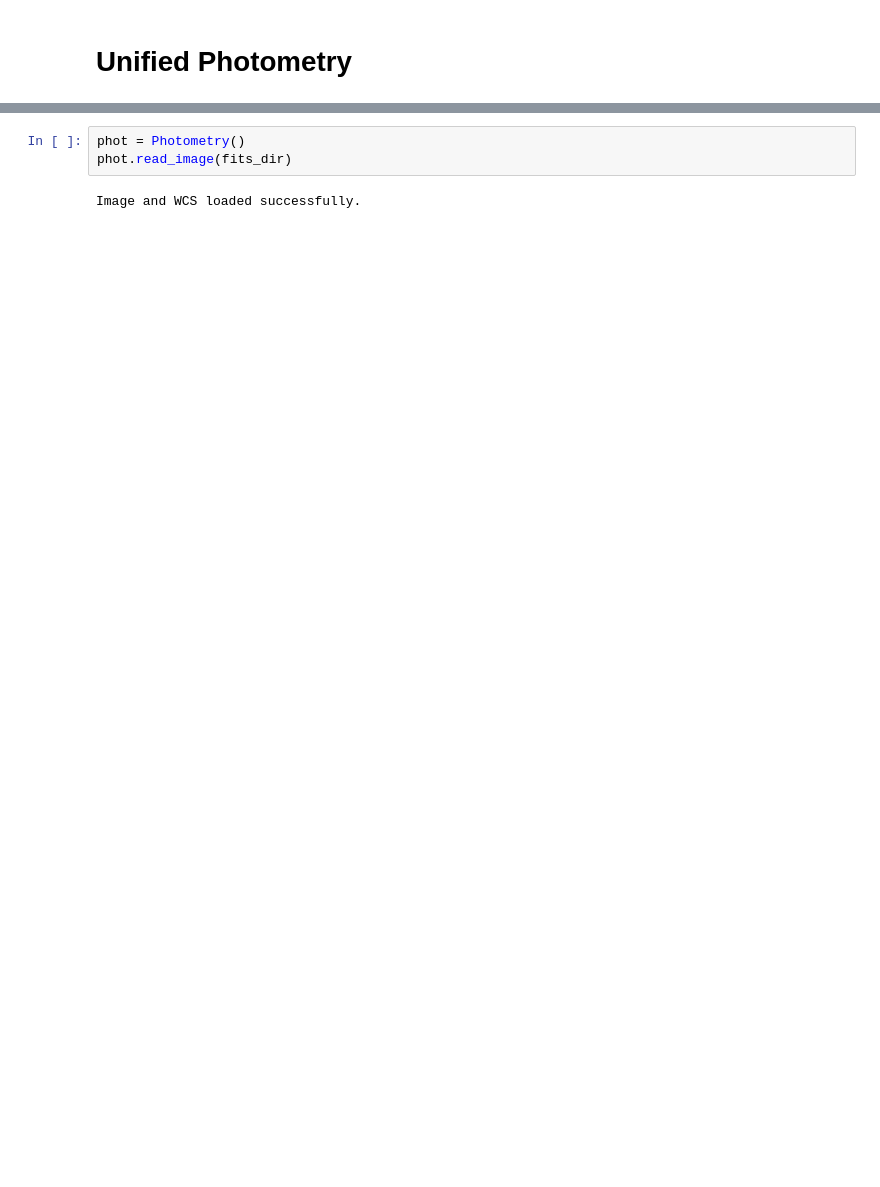
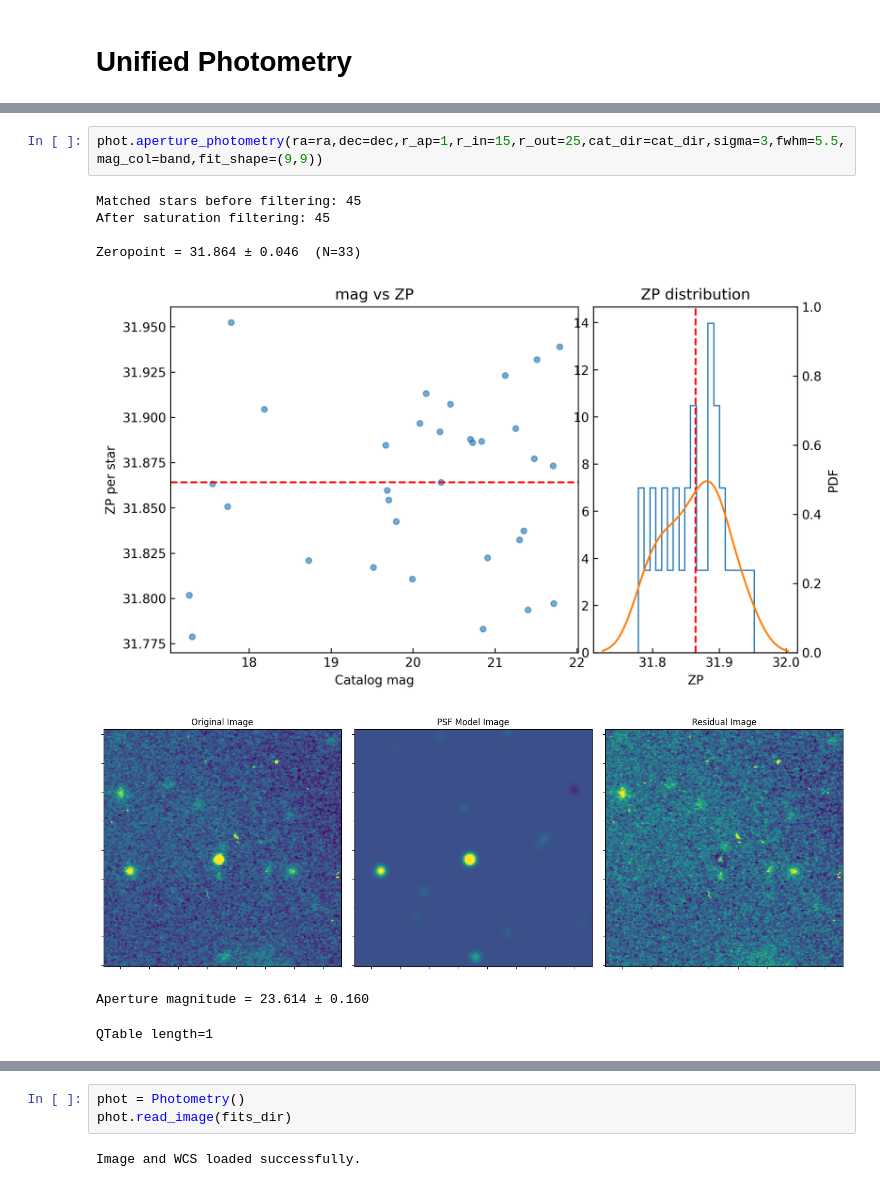
Before and after one commit to LAujust/Follow_up, a Jupyter notebook: code/Unified_Photometry.ipynb, the cells around one changed output, grey strips where cells are left out. Cells and saved outputs as stored; diff of their text form; blank space fills up the shorter version.

```diff
--- a/code/Unified_Photometry.ipynb
+++ b/code/Unified_Photometry.ipynb
@@ -37,0 +60,11 @@ ps_dir = '/Volumes/T7/Shared_Files/EP/Results/Follow_up/optical_data/WXT J030902
+# %%
+phot.aperture_photometry(ra=ra,dec=dec,r_ap=1,r_in=15,r_out=25,cat_dir=cat_dir,sigma=3,fwhm=5.5,mag_col=band,fit_shape=(9,9))
+# %% [output]
+Matched stars before filtering: 45
+After saturation filtering: 45
+
+Zeropoint = 31.864 ± 0.046  (N=33)
+[figure, added]
+[figure, added]
+Aperture magnitude = 23.614 ± 0.160
+QTable length=1
```
Also changed, not shown: parts of 17 cells of this notebook.
